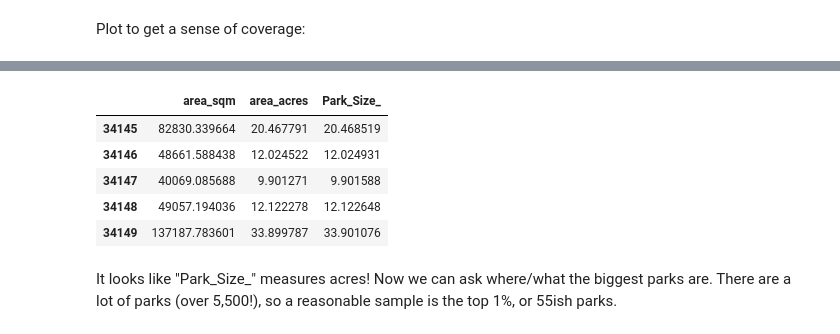
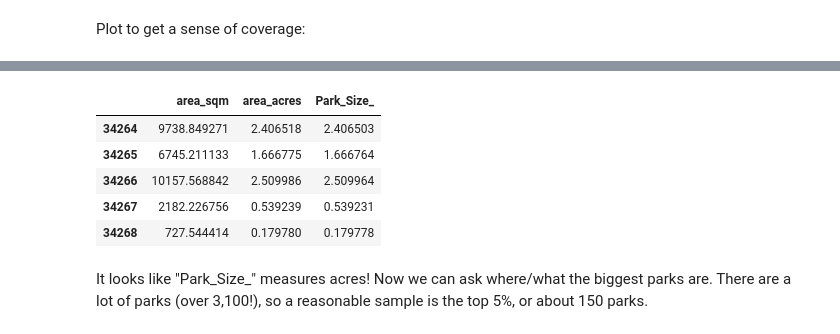
Before and after one commit to adohertymunro/DS-31095-Final-Project, a Jupyter notebook: Final Project.ipynb, the cells around one changed output, grey strips where cells are left out. Cells and saved outputs as stored; diff of their text form; code cells hidden in the pictures.

```diff
--- a/Final Project.ipynb
+++ b/Final Project.ipynb
@@ -24,7 +38,7 @@ Load in generic "Parks" shapefile, subset to Chicago and project to Illinois Sta
 # %%
 parks = gpd.read_file(r'data/shapefiles/Parks.shp')
 
-chicago_parks = parks[parks['Park_Urban'].str.contains('Chicago', na=False)]
+chicago_parks = parks[(parks['Park_State'] == 'Illinois') & (parks['Park_Count'] == 'Cook County')]
 chicago_parks = chicago_parks.to_crs(epsg=26971)
 # %% [markdown]
 Plot to get a sense of coverage:
@@ -45,6 +59,23 @@ Land Trust also Includes a shapefile with helpful statistics attached to each pa
 # %%
 park_stats = gpd.read_file(r'data/shapefiles/Parks_Statistics.shp')
+park_stats = park_stats.to_crs(chicago_parks.crs)
 
-chicago_park_stats = park_stats[park_stats['Park_Urban'].str.contains('Chicago', na=False)]
-chicago_park_stats.head()
+#strip out duplicate columns for merging
+cols_to_keep = []
+
+for col in park_stats.columns.to_list():
+    if col not in chicago_parks.columns.to_list():
+        cols_to_keep.append(col)
+    elif col == 'geometry':
+        cols_to_keep.append(col)
+    else:
+        pass
+
+park_stats = park_stats[cols_to_keep]
+
+chicago_parks_full = chicago_parks.sjoin(park_stats,
+                                how='left',
+                                predicate='intersects')
+
+chicago_parks_full.head()
 # %% [output]
@@ -66,18 +97,16 @@ There is an "Area" column, but it's not clear what the units are, so we need to
 # %%
-chicago_park_stats = chicago_park_stats.to_crs('EPSG:26971')
+#Illinois State Plane East uses meters for area, so take that and convert to acres:
+chicago_parks_full['area_sqm'] = chicago_parks_full.geometry.area
+chicago_parks_full['area_acres'] = chicago_parks_full.geometry.area * 0.000247105
 
-#Illinois State Plane East uses meters for area, so take that and convert to acres:
-chicago_park_stats['area_sqm'] = chicago_park_stats.geometry.area
-chicago_park_stats['area_acres'] = chicago_park_stats.geometry.area * 0.000247105
-
-chicago_park_stats[['area_sqm', 'area_acres', 'Park_Size_']].head()
+chicago_parks_full[['area_sqm', 'area_acres', 'Park_Size_']].head()
 # %% [output]
 |  | area_sqm | area_acres | Park_Size_ |
-| 34145 | 82830.339664 | 20.467791 | 20.468519 |
-| 34146 | 48661.588438 | 12.024522 | 12.024931 |
-| 34147 | 40069.085688 | 9.901271 | 9.901588 |
-| 34148 | 49057.194036 | 12.122278 | 12.122648 |
-| 34149 | 137187.783601 | 33.899787 | 33.901076 |
+| 34264 | 9738.849271 | 2.406518 | 2.406503 |
+| 34265 | 6745.211133 | 1.666775 | 1.666764 |
+| 34266 | 10157.568842 | 2.509986 | 2.509964 |
+| 34267 | 2182.226756 | 0.539239 | 0.539231 |
+| 34268 | 727.544414 | 0.179780 | 0.179778 |
 # %% [markdown]
-It looks like "Park_Size_" measures acres! Now we can ask where/what the biggest parks are. There are a lot of parks (over 5,500!), so a reasonable sample is the top 1%, or 55ish parks.
+It looks like "Park_Size_" measures acres! Now we can ask where/what the biggest parks are. There are a lot of parks (over 3,100!), so a reasonable sample is the top 5%, or about 150 parks.
 # %%
```
Also changed, not shown: parts of 20 cells of this notebook, 4 other files.
